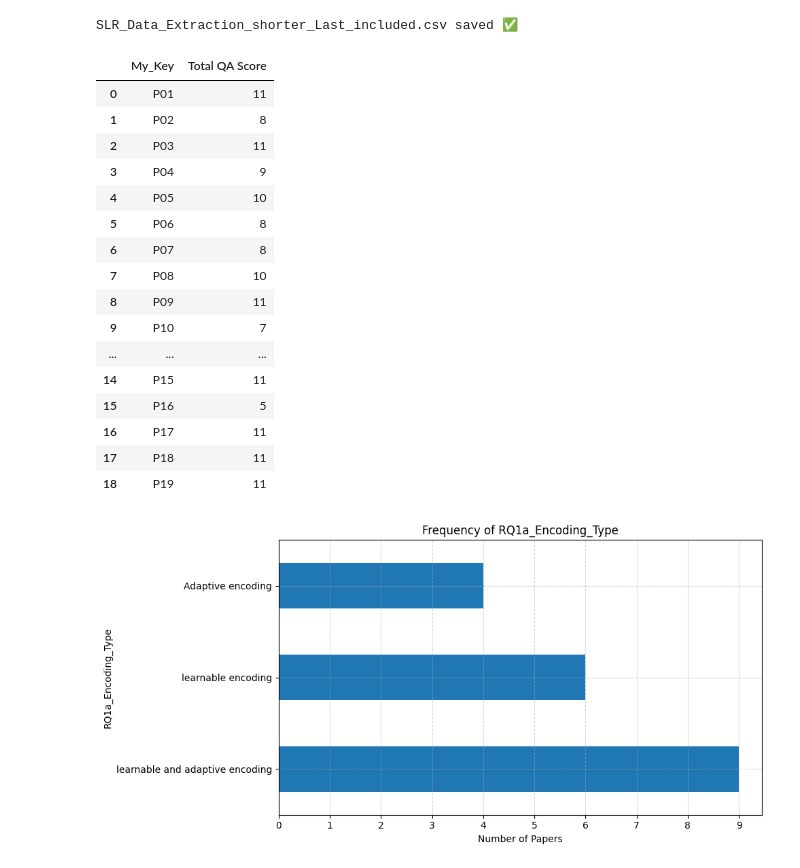
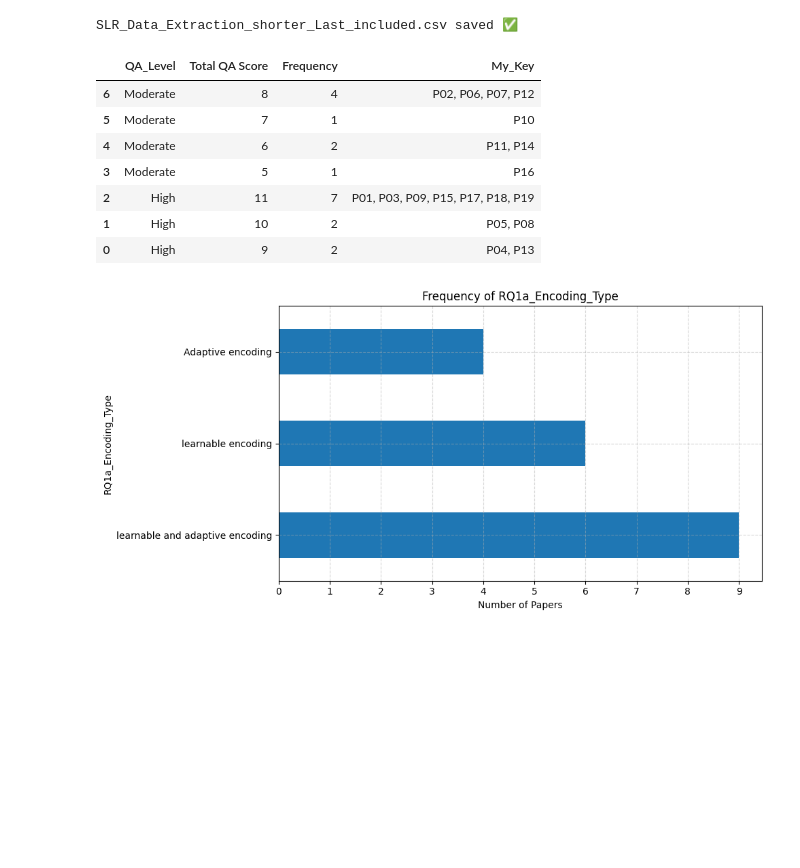
Before and after one commit to ZohoorAlmalkiUQU/SLR_Analysis_of_Results, a Jupyter notebook: SLR_DataExtraction.ipynb, the cells around one changed output. Saved outputs shown, nothing was run; the diff lists cells and outputs as text; code cells hidden in the pictures; blank space fills up the shorter version.

```diff
--- a/SLR_DataExtraction.ipynb
+++ b/SLR_DataExtraction.ipynb
@@ -49,25 +89,44 @@ print("SLR_Data_Extraction_shorter_Last_included.csv saved ✅")
 # %% [output]
 SLR_Data_Extraction_shorter_Last_included.csv saved ✅
 # %%
-df[['My_Key','Total QA Score']]
+import pandas as pd
+
+def qa_level(score):
+    if 0 <= score <= 4:
+        return "Low"
+    elif 5 <= score <= 8:
+        return "Moderate"
+    elif 9 <= score <= 12:
+        return "High"
+    else:
+        return "Unknown"
+
+df["QA_Level"] = df["Total QA Score"].apply(qa_level)
+
+qa_table = (
+    df
+    .groupby(["QA_Level", "Total QA Score"])
+    .agg(
+        Frequency=("My_Key", "count"),
+        My_Key=("My_Key", lambda x: ", ".join(sorted(x)))
+    )
+    .reset_index()
+    .sort_values(
+        by=["QA_Level", "Total QA Score"],
+        ascending=[False, False]
+    )
+)
+
+qa_table
 # %% [output]
-|  | My_Key | Total QA Score |
-| 0 | P01 | 11 |
-| 1 | P02 | 8 |
-| 2 | P03 | 11 |
-| 3 | P04 | 9 |
-| 4 | P05 | 10 |
-| 5 | P06 | 8 |
-| 6 | P07 | 8 |
-| 7 | P08 | 10 |
-| 8 | P09 | 11 |
-| 9 | P10 | 7 |
-| ... | ... | ... |
-| 14 | P15 | 11 |
-| 15 | P16 | 5 |
-| 16 | P17 | 11 |
-| 17 | P18 | 11 |
-| 18 | P19 | 11 |
+|  | QA_Level | Total QA Score | Frequency | My_Key |
+| 6 | Moderate | 8 | 4 | P02, P06, P07, P12 |
+| 5 | Moderate | 7 | 1 | P10 |
+| 4 | Moderate | 6 | 2 | P11, P14 |
+| 3 | Moderate | 5 | 1 | P16 |
+| 2 | High | 11 | 7 | P01, P03, P09, P15, P17, P18, P19 |
+| 1 | High | 10 | 2 | P05, P08 |
+| 0 | High | 9 | 2 | P04, P13 |
 # %%
 import os
 
```
Also changed, not shown: parts of 2 cells of this notebook, 5 other files.
